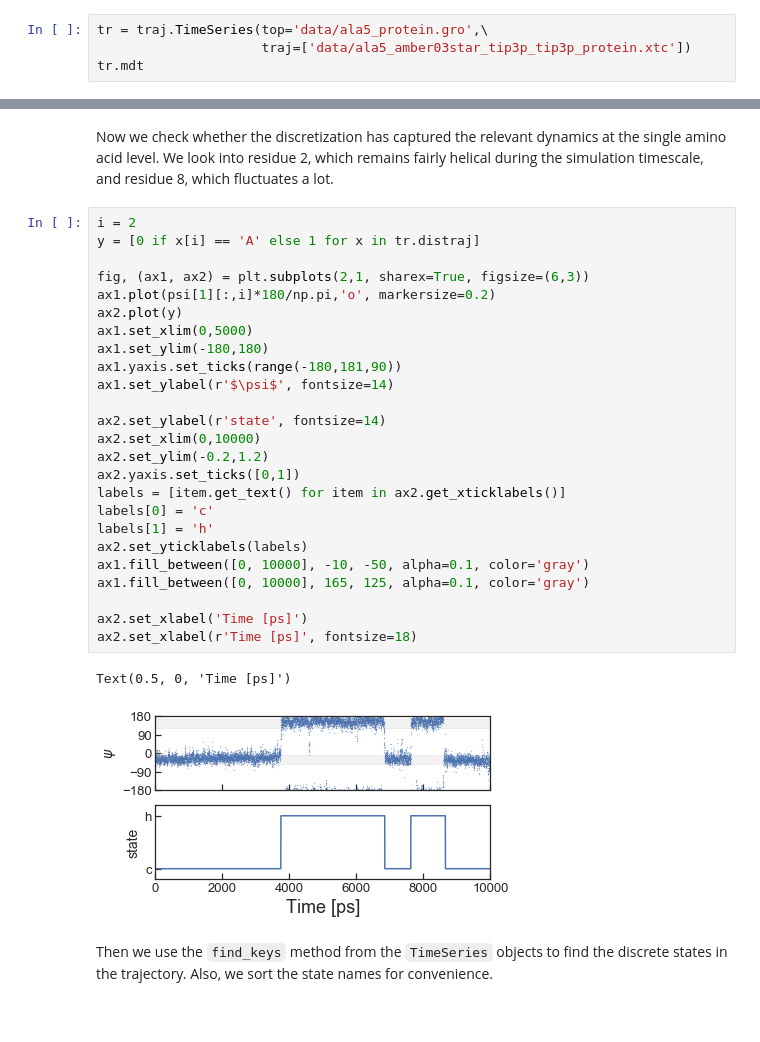
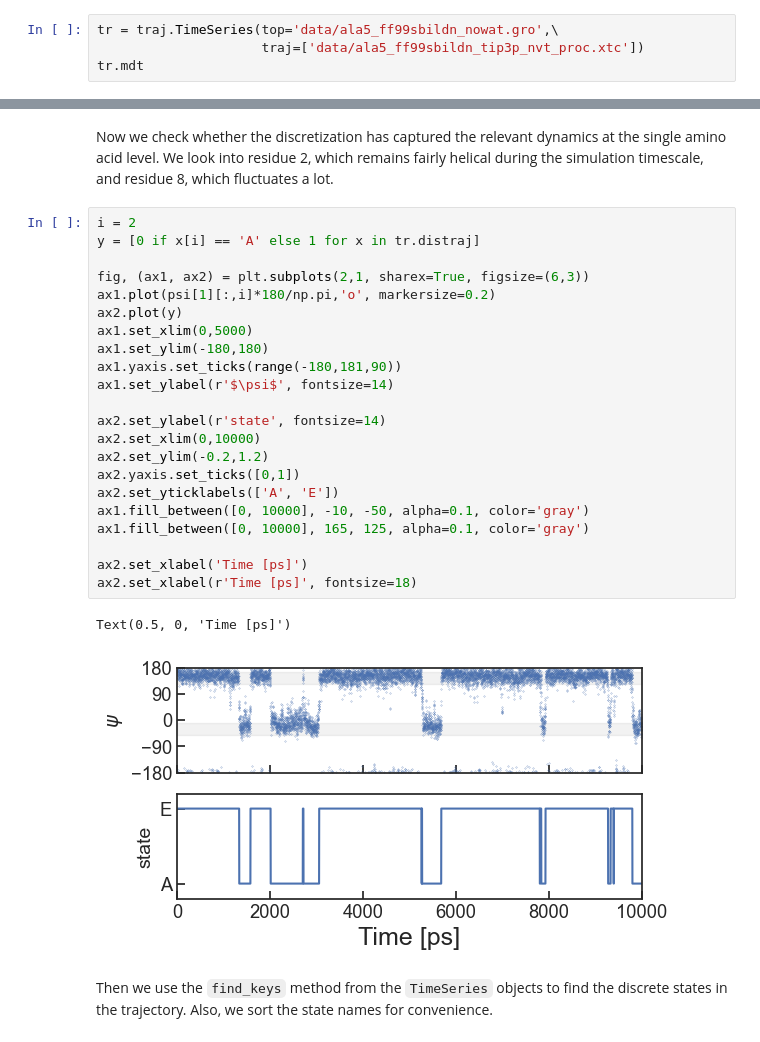
Before and after one commit to BioKT/MasterMSM, a Jupyter notebook: examples/alanine_pentapeptide/ala_pentapeptide.ipynb, the cells around one changed output, grey strips where cells are left out. Cells and saved outputs as stored; diff of their text form.

````diff
--- a/examples/alanine_pentapeptide/ala_pentapeptide.ipynb
+++ b/examples/alanine_pentapeptide/ala_pentapeptide.ipynb
@@ -23,7 +20,7 @@ We start loading the data using the data structures from the `trajectory` module
 from mastermsm.trajectory import traj
 import mdtraj as md
 # %%
-tr = traj.TimeSeries(top='data/ala5_protein.gro',\
-                     traj=['data/ala5_amber03star_tip3p_tip3p_protein.xtc'])
+tr = traj.TimeSeries(top='data/ala5_ff99sbildn_nowat.gro',\
+                     traj=['data/ala5_ff99sbildn_tip3p_nvt_proc.xtc'])
 tr.mdt
 # %% [output]
@@ -66,31 +63,28 @@ Now we check whether the discretization has captured the relevant dynamics at th
 # %%
 i = 2
 y = [0 if x[i] == 'A' else 1 for x in tr.distraj]
 
 fig, (ax1, ax2) = plt.subplots(2,1, sharex=True, figsize=(6,3))
 ax1.plot(psi[1][:,i]*180/np.pi,'o', markersize=0.2)
 ax2.plot(y)
 ax1.set_xlim(0,5000)
 ax1.set_ylim(-180,180)
 ax1.yaxis.set_ticks(range(-180,181,90))
 ax1.set_ylabel(r'$\psi$', fontsize=14)
 
 ax2.set_ylabel(r'state', fontsize=14)
 ax2.set_xlim(0,10000)
 ax2.set_ylim(-0.2,1.2)
 ax2.yaxis.set_ticks([0,1])
-labels = [item.get_text() for item in ax2.get_xticklabels()]
-labels[0] = 'c'
-labels[1] = 'h'
-ax2.set_yticklabels(labels)
+ax2.set_yticklabels(['A', 'E'])
 ax1.fill_between([0, 10000], -10, -50, alpha=0.1, color='gray')
 ax1.fill_between([0, 10000], 165, 125, alpha=0.1, color='gray')
 
 ax2.set_xlabel('Time [ps]')
 ax2.set_xlabel(r'Time [ps]', fontsize=18)
 # %% [output]
 Text(0.5, 0, 'Time [ps]')
-[figure, old version]
+[figure, new version]
 # %% [markdown]
 Then we use the ```find_keys``` method from the ```TimeSeries``` objects to find the discrete states in the trajectory. Also, we sort the state names for convenience.
 # %%
````
Also changed, not shown: parts of 15 cells of this notebook, 3 other files.
